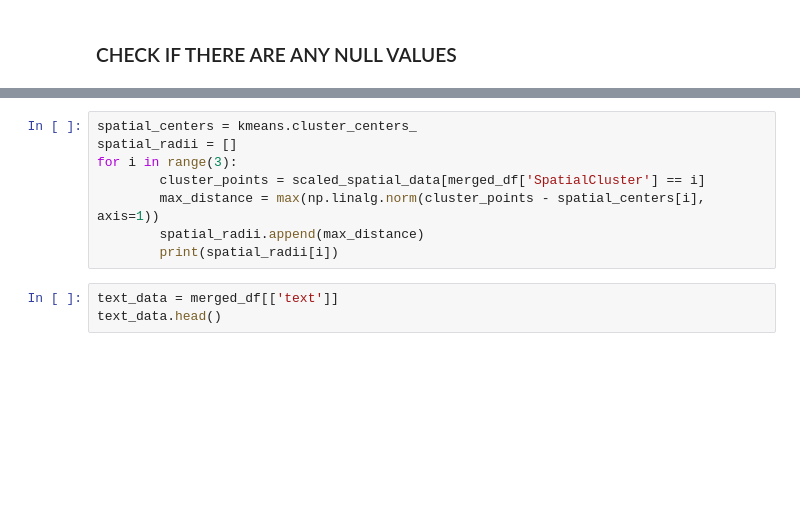
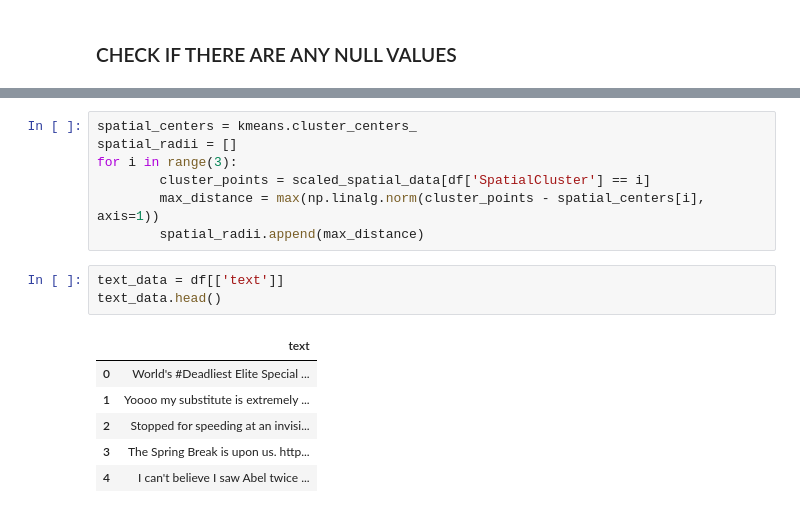
Before and after one commit to KostasSpyropoylos/thesis, a Jupyter notebook: py.ipynb, the cells around one changed output, grey strips where cells are left out. Saved outputs shown, nothing was run; the diff lists cells and outputs as text; blank space fills up the shorter version.

```diff
--- a/py.ipynb
+++ b/py.ipynb
@@ -75,13 +137,19 @@ plt.show()
 spatial_centers = kmeans.cluster_centers_
 spatial_radii = []
 for i in range(3):
-        cluster_points = scaled_spatial_data[merged_df['SpatialCluster'] == i]
+        cluster_points = scaled_spatial_data[df['SpatialCluster'] == i]
         max_distance = max(np.linalg.norm(cluster_points - spatial_centers[i], axis=1))
         spatial_radii.append(max_distance)
-        print(spatial_radii[i])
 # %%
-text_data = merged_df[['text']]
+text_data = df[['text']]
 text_data.head()
+# %% [output]
+|  | text |
+| 0 | World's #Deadliest Elite Special ... |
+| 1 | Yoooo my substitute is extremely ... |
+| 2 | Stopped for speeding at an invisi... |
+| 3 | The Spring Break is upon us. http... |
+| 4 | I can't believe I saw Abel twice ... |
 # %%
 text_data['totalwords'] = text_data['text'].str.count(' ') + 1
 text_data.describe
```
Also changed, not shown: parts of 20 cells of this notebook, 4 other files.
